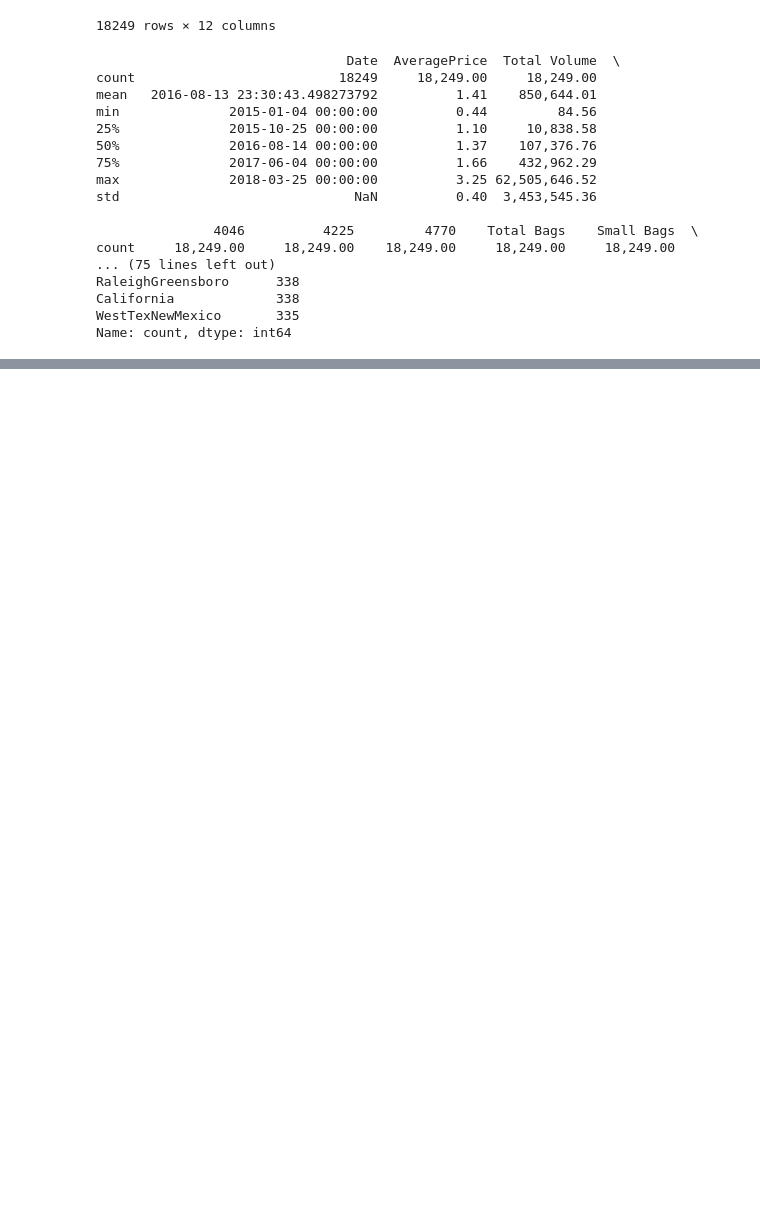
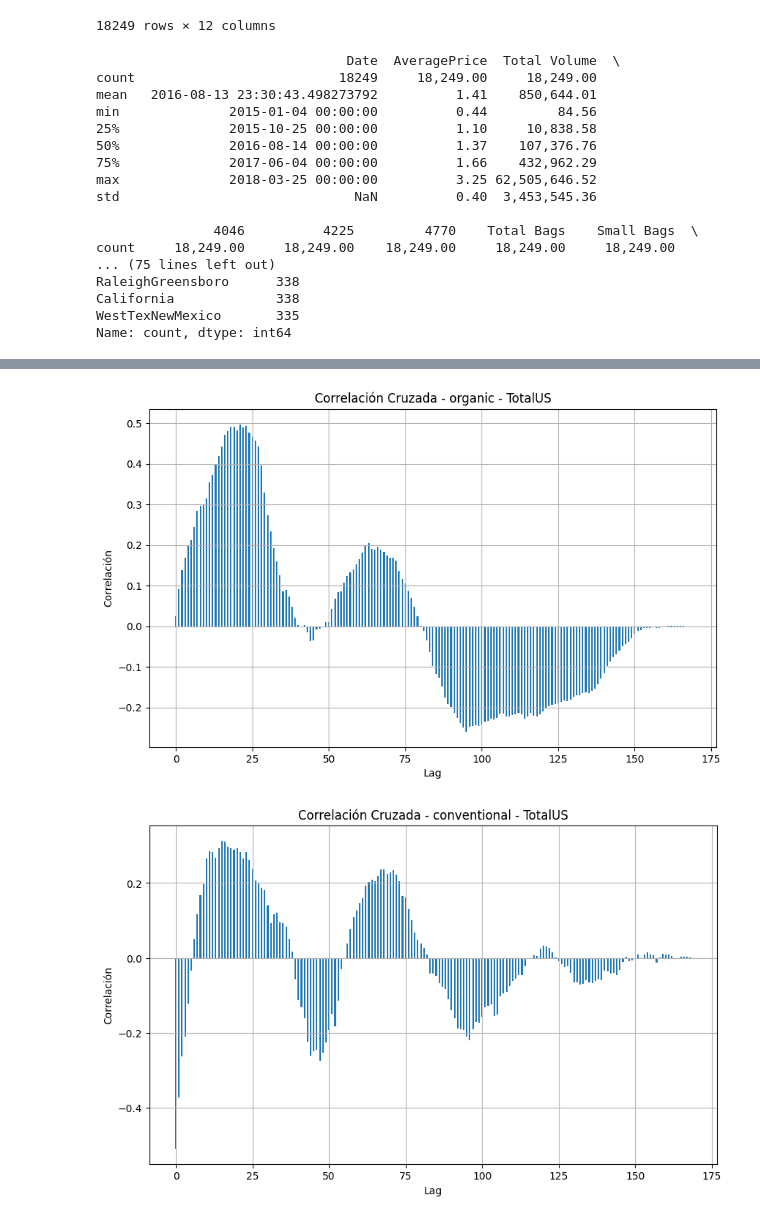
Before and after one commit to AlexanderPelaezJimenez/EPD_ejemplos, a Jupyter notebook: ej_3_avocado/notebooks/0_EDA..ipynb, the cells around one changed output, grey strips where cells are left out. Saved outputs shown, nothing was run; the diff lists cells and outputs as text; code cells hidden in the pictures; blank space fills up the shorter version.

Commit message:
se agregó análisis de elasticidad preliminar

```diff
--- a/ej_3_avocado/notebooks/0_EDA..ipynb
+++ b/ej_3_avocado/notebooks/0_EDA..ipynb
@@ -300,0 +233,47 @@ grafico_doble_eje(df, ciudades_principales)
+# %%
+# Correlación cruzada
+
+def correlacion_cruzada(df, cities, column_type='type', column_city='region', column_price='AveragePrice', column_volume='Total Volume'):
+    """
+    Realiza un análisis de correlación cruzada entre AveragePrice y Total Volume, diferenciando por ciudades y categorías.
+
+    Args:
+    df (pd.DataFrame): DataFrame con los datos. El índice debe ser la columna de fechas.
+    cities (list): Lista de ciudades a incluir en el análisis.
+    column_type (str): Nombre de la columna que contiene las categorías de tipo.
+    column_city (str): Nombre de la columna que contiene las ciudades.
+    column_price (str): Nombre de la columna que contiene los precios (AveragePrice).
+    column_volume (str): Nombre de la columna que contiene el volumen (Total Volume).
+
+    Returns:
+    None
+    """
+
+    # Obtener los tipos únicos en la columna 'type'
+    tipos = df[column_type].unique()
+
+    for tipo in tipos:
+        for city in cities:
+            # Filtrar el DF por el tipo y la ciudad
+            df_filtrado = df[(df[column_type] == tipo) & (df[column_city] == city)]
+
+            # Extraer las dos series a analizar
+            series_price = df_filtrado[column_price].values
+            series_volume = df_filtrado[column_volume].values
+
+            # Calcular la correlación cruzada
+            ccf_values = ccf(series_price, series_volume, adjusted=False)
+
+            # Crear el gráfico de correlación cruzada
+            plt.figure(figsize=(10,6))
+            plt.bar(range(len(ccf_values)), ccf_values, width=0.5)
+            plt.title(f'Correlación Cruzada - {tipo} - {city}')
+            plt.xlabel('Lag')
+            plt.ylabel('Correlación')
+            plt.grid(True)
+            plt.show()
+# %%
+correlacion_cruzada(df, total_us)
+# %% [output]
+[figure, added]
+[figure, added]
```
Also changed, not shown: parts of 22 cells of this notebook.
